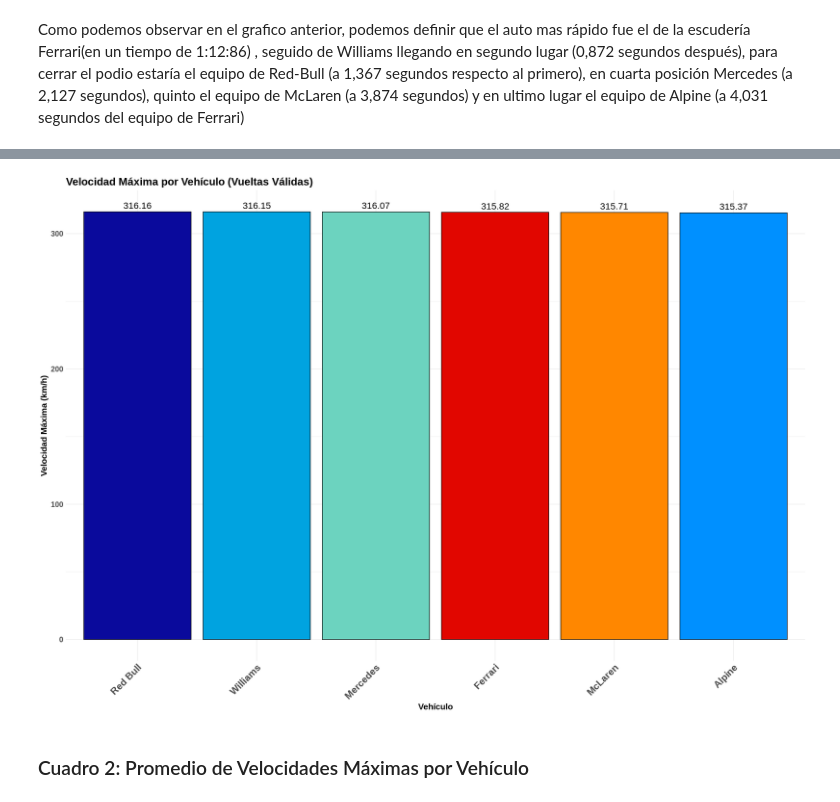
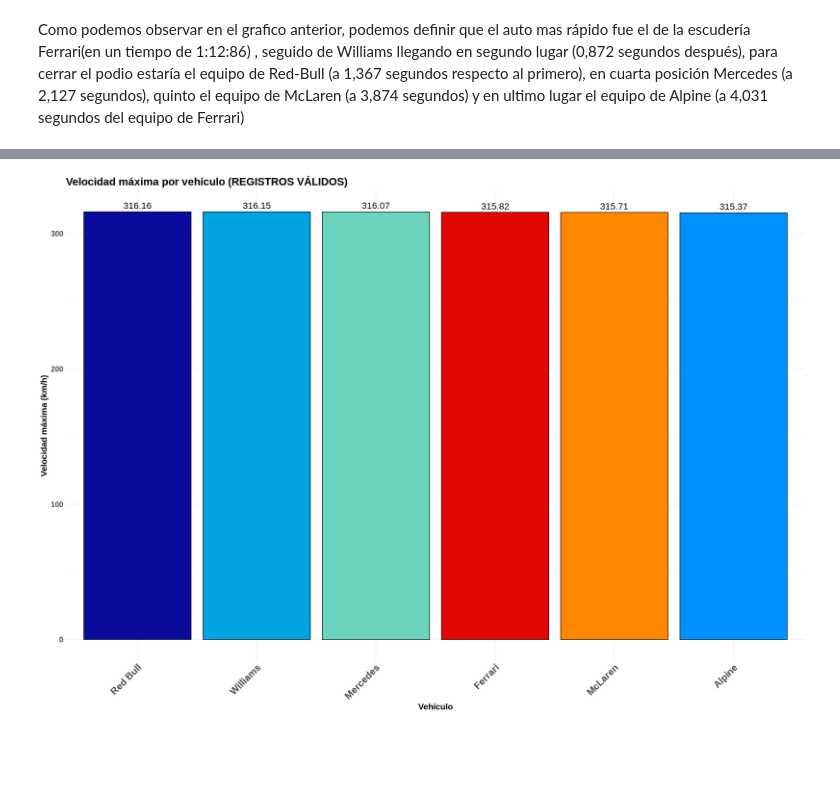
Before and after one commit to LuppeCh/F1EDA, a Jupyter notebook: Exploración_de_Datos_Trabajo_Final.ipynb, the cells around one changed output, grey strips where cells are left out. Cells and saved outputs as stored; diff of their text form; code cells hidden in the pictures; blank space fills up the shorter version.

```diff
--- a/Exploración_de_Datos_Trabajo_Final.ipynb
+++ b/Exploración_de_Datos_Trabajo_Final.ipynb
@@ -1030,7 +1470,8 @@ Como podemos observar en el grafico anterior, podemos definir que el auto mas r
 max_velocity_data <- telemetria %>%
   filter(lap_time_invalid == 0) %>%
   group_by(carId) %>%
-  summarise(max_velocidad = max(velocidad, na.rm = TRUE), .groups = 'drop') %>%
+  summarise(max_velocidad = max(velocidad, na.rm = TRUE),
+            .groups = "drop") %>%
   arrange(desc(max_velocidad))
 
 colores_f1 <- c(
@@ -1040,41 +1481,39 @@ colores_f1 <- c(
   "MER" = "#6CD3BF",
   "ALP" = "#0090FF",
   "WIL" = "#00A3E0"
 )
 
 full_team_names <- c(
   "FER" = "Ferrari",
   "RED" = "Red Bull",
   "MCL" = "McLaren",
   "MER" = "Mercedes",
   "ALP" = "Alpine",
   "WIL" = "Williams"
 )
 
 max_velocity_data <- max_velocity_data %>%
   mutate(full_carId = recode(carId, !!!full_team_names)) %>%
-  mutate(full_carId = factor(full_carId, levels = unique(full_carId[order(-max_velocidad)])))
+  mutate(full_carId = factor(full_carId, levels = full_carId))
 
 ggplot(max_velocity_data, aes(x = full_carId, y = max_velocidad, fill = carId)) +
   geom_col(color = "black") +
-  geom_text(aes(label = round(max_velocidad, 2)), vjust = -0.5, size = 6) +
+  geom_text(aes(label = round(max_velocidad, 2)),
+            vjust = -0.5, size = 6) +
   scale_fill_manual(values = colores_f1) +
   labs(
-    title = "Velocidad Máxima por Vehículo (Vueltas Válidas)",
+    title = "Velocidad máxima por vehículo (REGISTROS VÁLIDOS)",
     x = "Vehículo",
-    y = "Velocidad Máxima (km/h)",
-    fill = "Vehículo"
+    y = "Velocidad máxima (km/h)"
   ) +
   theme_minimal() +
   theme(
-    axis.text.x = element_text(angle = 45, hjust = 1, size = 18, face = "bold"),
-    axis.text.y = element_text(size = 14, face = "bold"),
+    axis.text.x  = element_text(angle = 45, hjust = 1, size = 18, face = "bold"),
+    axis.text.y  = element_text(size = 14, face = "bold"),
     axis.title.x = element_text(size = 16, face = "bold"),
     axis.title.y = element_text(size = 16, face = "bold"),
-    plot.title = element_text(size = 20, face = "bold"),
+    plot.title   = element_text(size = 20, face = "bold"),
     legend.position = "none"
   )
 # %% [output]
-[figure, old version]
+[figure, new version]
-# %% [markdown]
-### Cuadro 2: Promedio de Velocidades Máximas por Vehículo
```
Also changed, not shown: parts of 54 cells of this notebook.
